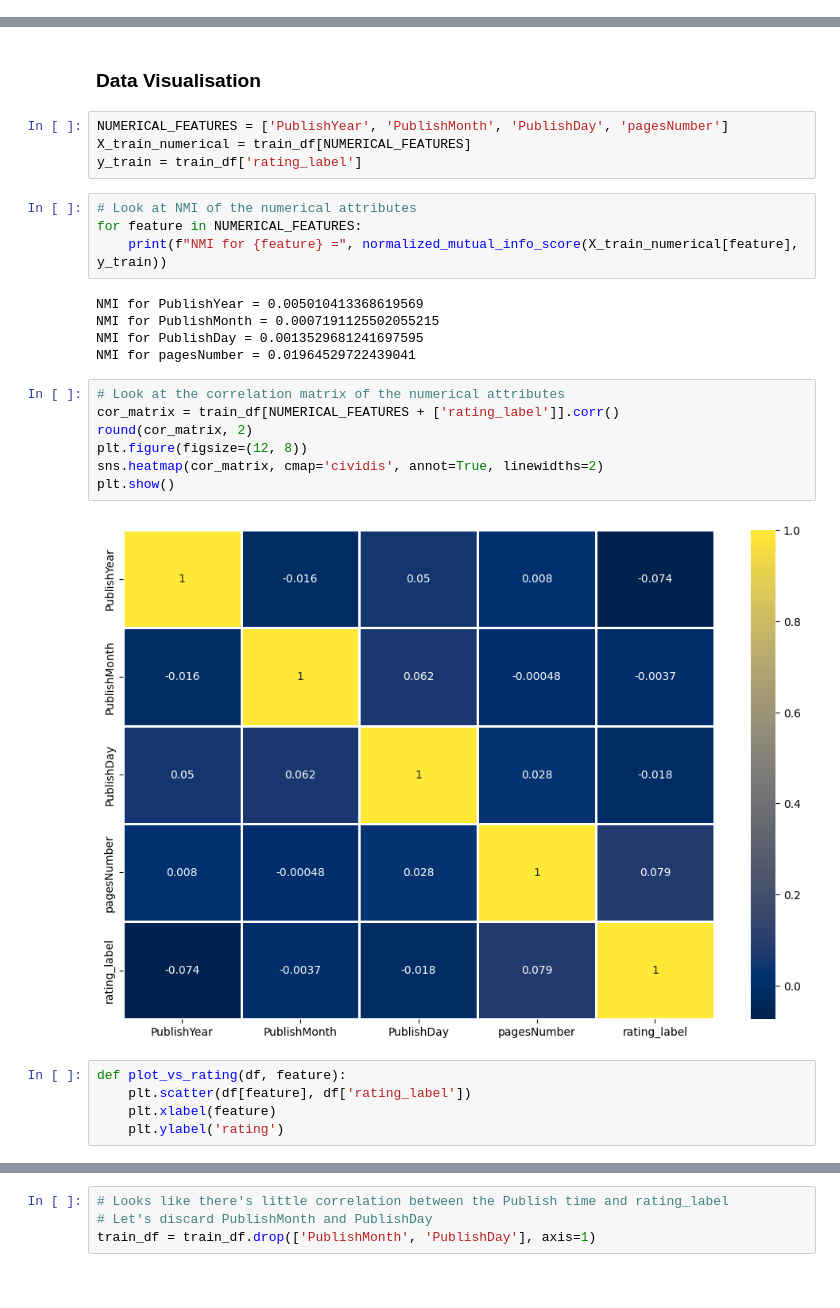
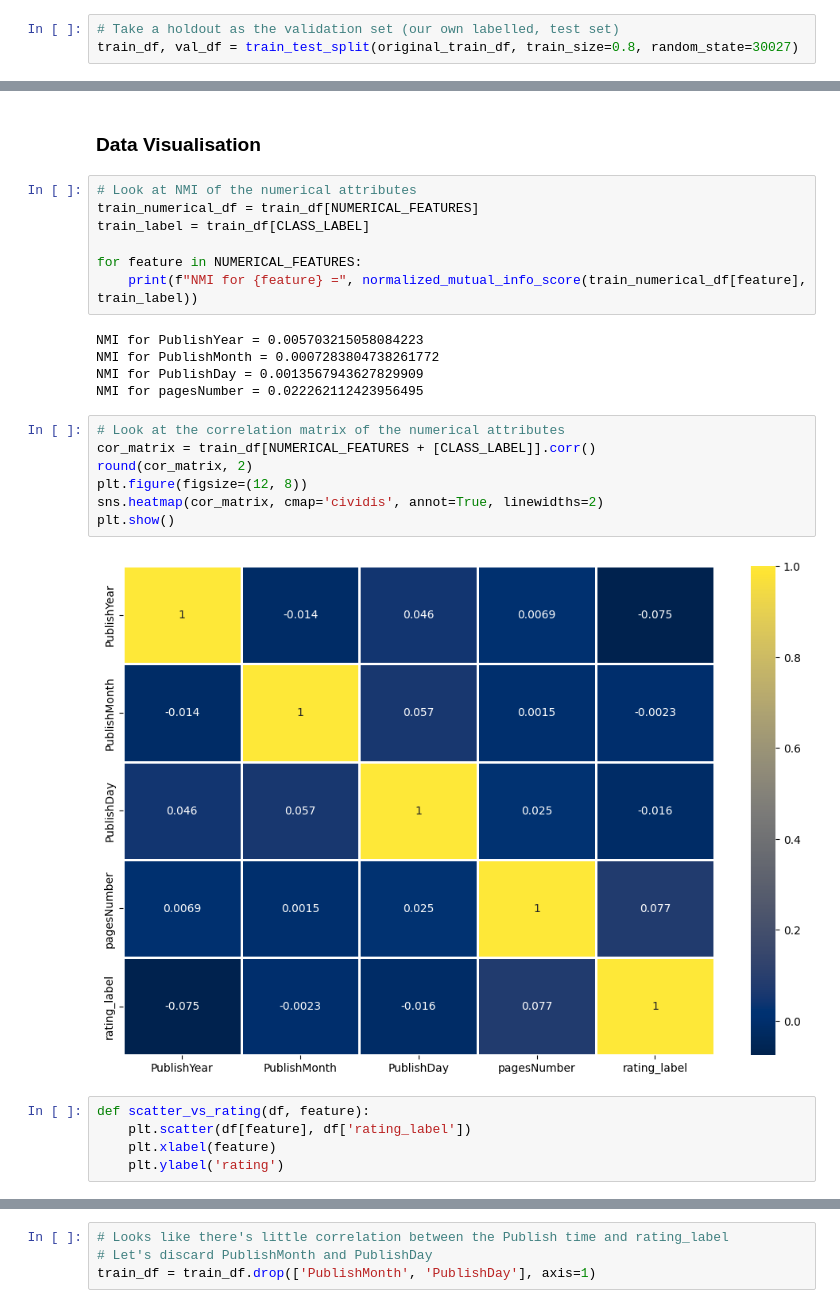
Before and after one commit to 7angel4/Goodreads-rating-classification, a Jupyter notebook: comp30027-a2.ipynb, the cells around one changed output, grey strips where cells are left out. Saved outputs shown, nothing was run; the diff lists cells and outputs as text.

```diff
--- a/comp30027-a2.ipynb
+++ b/comp30027-a2.ipynb
@@ -43,0 +41,3 @@ test_df = original_test_df.copy()
+# %%
+# Take a holdout as the validation set (our own labelled, test set)
+train_df, val_df = train_test_split(original_train_df, train_size=0.8, random_state=30027)
@@ -68,30 +87,29 @@ for feature in ['Authors', 'Publisher']:
 ## Preprocess Numerical features: PublishDates and pagesNumber
 # %% [markdown]
 ### Data Visualisation
-# %%
-NUMERICAL_FEATURES = ['PublishYear', 'PublishMonth', 'PublishDay', 'pagesNumber']
-X_train_numerical = train_df[NUMERICAL_FEATURES]
-y_train = train_df['rating_label']
 # %%
 # Look at NMI of the numerical attributes
+train_numerical_df = train_df[NUMERICAL_FEATURES]
+train_label = train_df[CLASS_LABEL]
+
 for feature in NUMERICAL_FEATURES:
-    print(f"NMI for {feature} =", normalized_mutual_info_score(X_train_numerical[feature], y_train))
+    print(f"NMI for {feature} =", normalized_mutual_info_score(train_numerical_df[feature], train_label))
 # %% [output]
-NMI for PublishYear = 0.005010413368619569
-NMI for PublishMonth = 0.0007191125502055215
-NMI for PublishDay = 0.0013529681241697595
-NMI for pagesNumber = 0.01964529722439041
+NMI for PublishYear = 0.005703215058084223
+NMI for PublishMonth = 0.0007283804738261772
+NMI for PublishDay = 0.0013567943627829909
+NMI for pagesNumber = 0.022262112423956495
 # %%
 # Look at the correlation matrix of the numerical attributes
-cor_matrix = train_df[NUMERICAL_FEATURES + ['rating_label']].corr()
+cor_matrix = train_df[NUMERICAL_FEATURES + [CLASS_LABEL]].corr()
 round(cor_matrix, 2)
 plt.figure(figsize=(12, 8))
 sns.heatmap(cor_matrix, cmap='cividis', annot=True, linewidths=2)
 plt.show()
 # %% [output]
-[figure, old version]
+[figure, new version]
 # %%
-def plot_vs_rating(df, feature):
+def scatter_vs_rating(df, feature):
     plt.scatter(df[feature], df['rating_label'])
     plt.xlabel(feature)
     plt.ylabel('rating')
```
Also changed, not shown: parts of 61 cells of this notebook, 3 other files.
